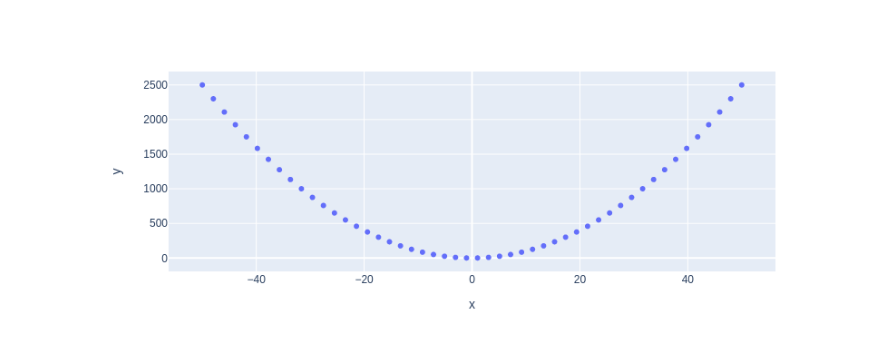
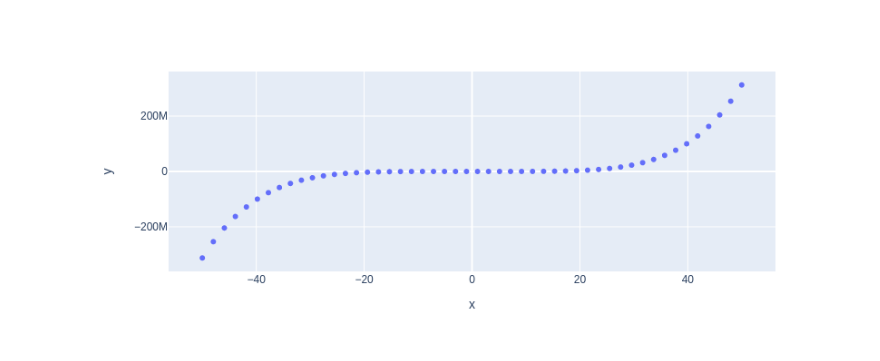
Before and after one commit to manjunathreddym/my-notebooks-repo, a Jupyter notebook: experiment1.ipynb, the cells around one changed output. Drawn from its saved outputs; the diff is of its cells as text; code cells hidden in the pictures.

```diff
--- a/experiment1.ipynb
+++ b/experiment1.ipynb
@@ -1,28 +1,28 @@
 # %%
 import numpy as np
 
 import plotly.express as px
 
 
 
 # x-axis data points
 
 x = np.linspace(start=-50, stop=50)
 
 
 
 # y-axis data points
 
-y = x ** 2
+y = x ** 5
 
 
 
 # define the plot
 
 fig = px.scatter(x=x, y=y)
 
 
 
 fig.show()
 # %% [output]
-[figure, old version]
+[figure, new version]
```
